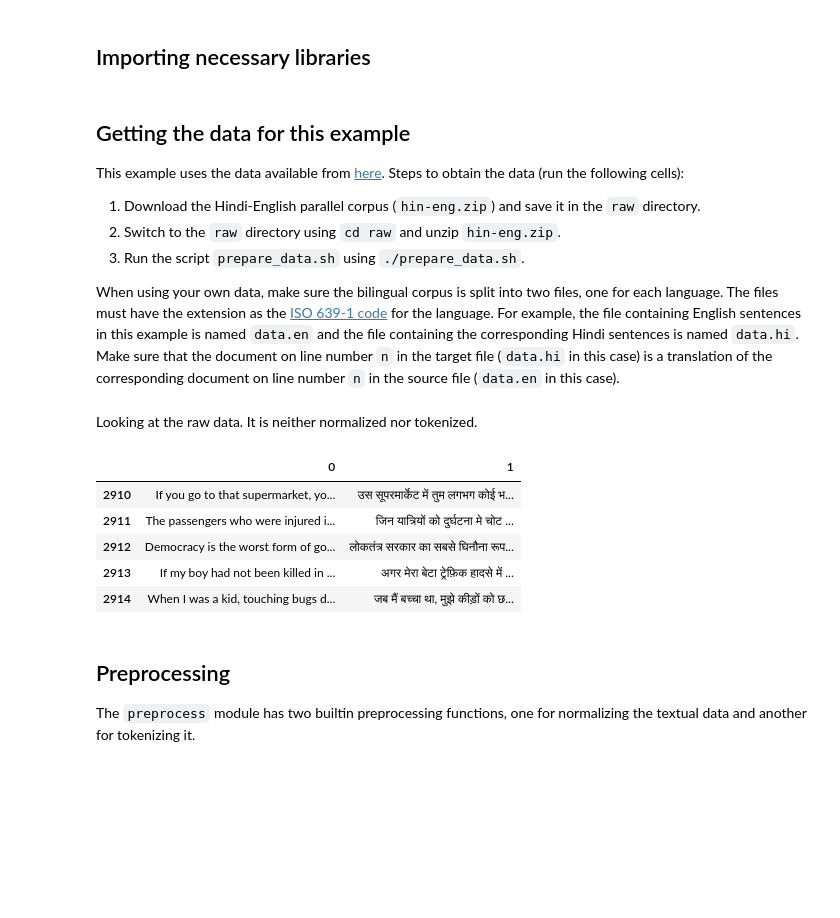
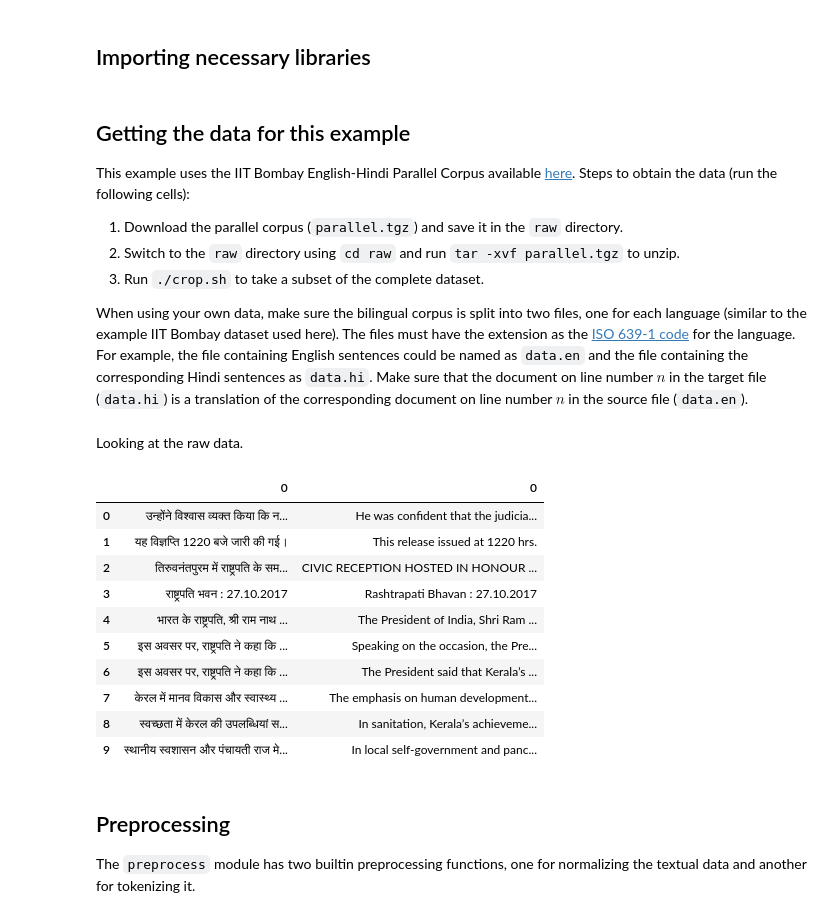
Before and after one commit to nikhilkmr300/indic-aug, a Jupyter notebook: example/example.ipynb, the cells around one changed output. Cells and saved outputs as stored; diff of their text form; code cells hidden in the pictures; blank space fills up the shorter version.

```diff
--- a/example/example.ipynb
+++ b/example/example.ipynb
@@ -10,26 +10,38 @@ sys.path.append('..')
 # %% [markdown]
 ## Getting the data for this example
 
-This example uses the data available from [here](http://www.manythings.org/anki/). Steps to obtain the data (run the following cells):
-1. Download the Hindi-English parallel corpus (`hin-eng.zip`) and save it in the `raw` directory.
-2. Switch to the `raw` directory using `cd raw` and unzip `hin-eng.zip`.
-3. Run the script `prepare_data.sh` using `./prepare_data.sh`.
+This example uses the IIT Bombay English-Hindi Parallel Corpus available [here](https://www.cfilt.iitb.ac.in/~parallelcorp/iitb_en_hi_parallel/). Steps to obtain the data (run the following cells):
 
-When using your own data, make sure the bilingual corpus is split into two files, one for each language. The files must have the extension as the [ISO 639-1 code](https://en.wikipedia.org/wiki/List_of_ISO_639-1_codes) for the language. For example, the file containing English sentences in this example is named `data.en` and the file containing the corresponding Hindi sentences is named `data.hi`. Make sure that the document on line number `n` in the target file (`data.hi` in this case) is a translation of the corresponding document on line number `n` in the source file (`data.en` in this case).
+1. Download the parallel corpus (`parallel.tgz`) and save it in the `raw` directory.
+2. Switch to the `raw` directory using `cd raw` and run `tar -xvf parallel.tgz` to unzip.
+3. Run `./crop.sh` to take a subset of the complete dataset.
+
+When using your own data, make sure the bilingual corpus is split into two files, one for each language (similar to the example IIT Bombay dataset used here). The files must have the extension as the [ISO 639-1 code](https://en.wikipedia.org/wiki/List_of_ISO_639-1_codes) for the language. For example, the file containing English sentences could be named as `data.en` and the file containing the corresponding Hindi sentences as `data.hi`. Make sure that the document on line number $n$ in the target file (`data.hi`) is a translation of the corresponding document on line number $n$ in the source file (`data.en`).
+# %%
+raw_hi_path = os.path.join('raw', 'data.hi')
+raw_en_path = os.path.join('raw', 'data.en')
+
+preproc_dir = 'preprocessed'
+preproc_hi_path = os.path.join(preproc_dir, 'data.hi')
+preproc_en_path = os.path.join(preproc_dir, 'data.en')
 # %% [markdown]
-Looking at the raw data. It is neither normalized nor tokenized.
+Looking at the raw data.
-# %%
-import pandas as pd
-
-raw_df = pd.read_csv(os.path.join('raw', 'hin.txt'), sep='\t', header=None)
-raw_df.iloc[:, 0:2].tail()
-# %% [output]
-|  | 0 | 1 |
-| 2910 | If you go to that supermarket, yo... | उस सूपरमार्केट में तुम लगभग कोई भ... |
-| 2911 | The passengers who were injured i... | जिन यात्रियों को दुर्घटना मे चोट ... |
-| 2912 | Democracy is the worst form of go... | लोकतंत्र सरकार का सबसे घिनौना रूप... |
-| 2913 | If my boy had not been killed in ... | अगर मेरा बेटा ट्रेफ़िक हादसे में ... |
-| 2914 | When I was a kid, touching bugs d... | जब मैं बच्चा था, मुझे कीड़ों को छ... |
+# %%
+import pandas as pd
+
+pd.concat([pd.read_csv(raw_hi_path, sep='\t', nrows=10, header=None), pd.read_csv(raw_en_path, sep='\t', nrows=10, header=None)], axis=1)
+# %% [output]
+|  | 0 | 0 |
+| 0 | उन्होंने विश्वास व्यक्त किया कि न... | He was confident that the judicia... |
+| 1 | यह विज्ञप्ति 1220 बजे जारी की गई। | This release issued at 1220 hrs. |
+| 2 | तिरुवनंतपुरम में राष्ट्रपति के सम... | CIVIC RECEPTION HOSTED IN HONOUR ... |
+| 3 | राष्ट्रपति भवन : 27.10.2017 | Rashtrapati Bhavan : 27.10.2017 |
+| 4 | भारत के राष्ट्रपति, श्री राम नाथ ... | The President of India, Shri Ram ... |
+| 5 | इस अवसर पर, राष्ट्रपति ने कहा कि ... | Speaking on the occasion, the Pre... |
+| 6 | इस अवसर पर, राष्ट्रपति ने कहा कि ... | The President said that Kerala’s ... |
+| 7 | केरल में मानव विकास और स्वास्थ्य ... | The emphasis on human development... |
+| 8 | स्वच्छता में केरल की उपलब्धियां स... | In sanitation, Kerala’s achieveme... |
+| 9 | स्थानीय स्वशासन और पंचायती राज मे... | In local self-government and panc... |
 # %% [markdown]
 ## Preprocessing
 
```
Also changed, not shown: parts of 21 cells of this notebook, 18 other files.
